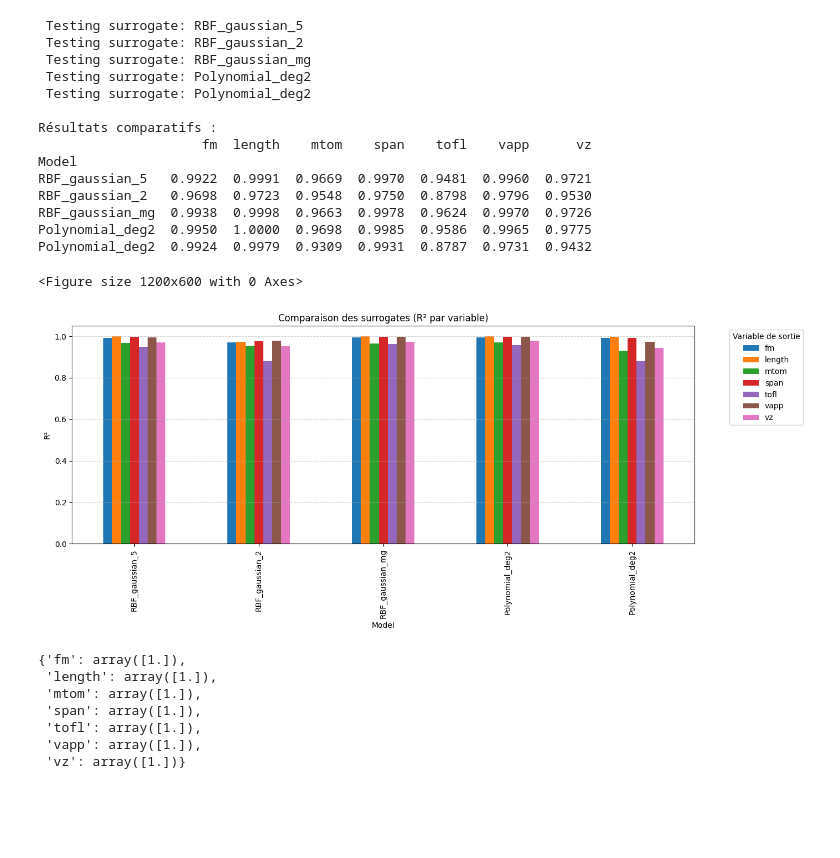
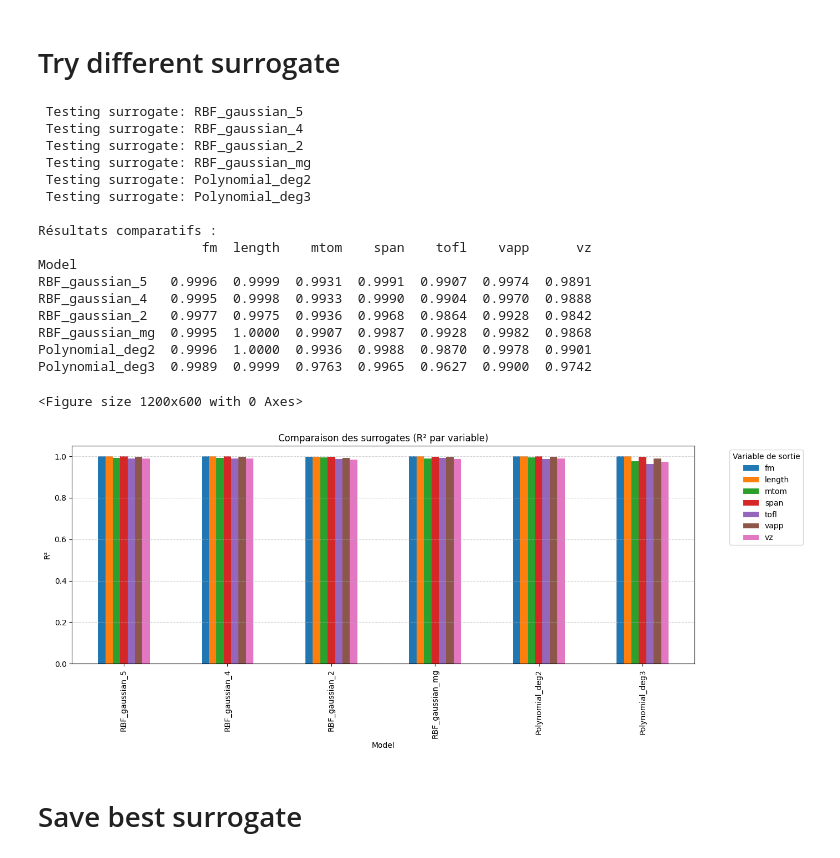
Before and after one commit to hannabkre/lh2pac, a Jupyter notebook: docs/scripts/project/surrogate_pb1.ipynb, the cells around one changed output. Cells and saved outputs as stored; diff of their text form; code cells hidden in the pictures; blank space fills up the shorter version.

Commit message:
problem 1 mis au propre avec solution good :)

```diff
--- a/docs/scripts/project/surrogate_pb1.ipynb
+++ b/docs/scripts/project/surrogate_pb1.ipynb
@@ -152,10 +51,4 @@ scenario.add_constraint('fm', constraint_type='ineq', value=0.0, positive=True)
 # %%
-from gemseo import sample_disciplines
-from gemseo.disciplines.analytic import AnalyticDiscipline
-from gemseo.disciplines.surrogate import SurrogateDiscipline
-from numpy import array
-
 training_dataset = sample_disciplines(disciplines, design_space, ["mtom", "tofl", "vapp", "vz", "span", "length", "fm"], algo_name="OT_OPT_LHS", n_samples=20)
-
-test_dataset = sample_disciplines(disciplines, design_space, ["mtom", "tofl", "vapp", "vz", "span", "length", "fm"], algo_name="OT_FULLFACT", n_samples=20)
+test_dataset = sample_disciplines(disciplines, design_space, ["mtom", "tofl", "vapp", "vz", "span", "length", "fm"], algo_name="OT_MONTE_CARLO", n_samples=20)
 # %% [output]
@@ -174,18 +67,16 @@ test_dataset = sample_disciplines(disciplines, design_space, ["mtom", "tofl", "v
+# %% [markdown]
+# Try different surrogate
 # %%
-import pandas as pd
-import matplotlib.pyplot as plt
-
-
-# Liste des surrogates à tester avec leurs paramètres
 surrogate_configs = [
     {"name": "RBF_gaussian_5", "model": "RBFRegressor", "function": "gaussian", "epsilon": 5},
+    {"name": "RBF_gaussian_4", "model": "RBFRegressor", "function": "gaussian", "epsilon": 4},
+
     {"name": "RBF_gaussian_2", "model": "RBFRegressor", "function": "gaussian", "epsilon": 2},
     {"name": "RBF_gaussian_mg", "model": "RBFRegressor", "function": "multiquadric", "epsilon": 5},
-
     # {"name": "RBF_thinplate", "model": "RBFRegressor", "function": "thin_plate_spline", "epsilon": 2},
     # {"name": "Kriging_SE", "model": "Kriging", "correlation": "squared_exponential"},
     {"name": "Polynomial_deg2", "model": "PolynomialRegressor", "degree": 2},
-    {"name": "Polynomial_deg2", "model": "PolynomialRegressor", "degree": 3},
+    {"name": "Polynomial_deg3", "model": "PolynomialRegressor", "degree": 3},
     # {"name": "SVR_rbf", "model": "SVR", "function": "rbf", "C": 1.0, "epsilon": 0.1},
     # {"name": "RandomForest", "model": "RandomForest", "n_estimators": 100, "max_depth": 10},
 ]
@@ -203,40 +94,40 @@ for config in surrogate_configs:
     r2 = surrogate.get_error_measure("R2Measure")
     test_scores = r2.compute_test_measure(test_dataset, as_dict=True)
 
-    # Format results
     flat_scores = {key: float(value) for key, value in test_scores.items()}
     flat_scores["Model"] = name
     results.append(flat_scores)
 
-# Créer un DataFrame pour affichage
 df_results = pd.DataFrame(results)
 df_results = df_results.set_index("Model")
 print("\nRésultats comparatifs :")
 print(df_results.round(4)
 )
 plt.figure(figsize=(12, 6))
 df_results.plot(kind="bar", figsize=(14, 6))
 plt.title("Comparaison des surrogates (R² par variable)")
 plt.ylabel("R²")
 plt.ylim(0, 1.05)
 plt.grid(True, axis='y', linestyle='--', alpha=0.6)
 plt.legend(title="Variable de sortie", bbox_to_anchor=(1.05, 1), loc='upper left')
 plt.tight_layout()
 plt.show()
 # %% [output]
  Testing surrogate: RBF_gaussian_5
+ Testing surrogate: RBF_gaussian_4
  Testing surrogate: RBF_gaussian_2
  Testing surrogate: RBF_gaussian_mg
  Testing surrogate: Polynomial_deg2
- Testing surrogate: Polynomial_deg2
+ Testing surrogate: Polynomial_deg3
 
 Résultats comparatifs :
                      fm  length    mtom    span    tofl    vapp      vz
 Model
-RBF_gaussian_5   0.9922  0.9991  0.9669  0.9970  0.9481  0.9960  0.9721
-RBF_gaussian_2   0.9698  0.9723  0.9548  0.9750  0.8798  0.9796  0.9530
-RBF_gaussian_mg  0.9938  0.9998  0.9663  0.9978  0.9624  0.9970  0.9726
-Polynomial_deg2  0.9950  1.0000  0.9698  0.9985  0.9586  0.9965  0.9775
-Polynomial_deg2  0.9924  0.9979  0.9309  0.9931  0.8787  0.9731  0.9432
+RBF_gaussian_5   0.9996  0.9999  0.9931  0.9991  0.9907  0.9974  0.9891
+RBF_gaussian_4   0.9995  0.9998  0.9933  0.9990  0.9904  0.9970  0.9888
+RBF_gaussian_2   0.9977  0.9975  0.9936  0.9968  0.9864  0.9928  0.9842
+RBF_gaussian_mg  0.9995  1.0000  0.9907  0.9987  0.9928  0.9982  0.9868
+Polynomial_deg2  0.9996  1.0000  0.9936  0.9988  0.9870  0.9978  0.9901
+Polynomial_deg3  0.9989  0.9999  0.9763  0.9965  0.9627  0.9900  0.9742
 <Figure size 1200x600 with 0 Axes>
-[figure, old version]
+[figure, new version]
@@ -248,11 +134,2 @@ surrogate_discipline = SurrogateDiscipline("RBFRegressor", function = "multiquad
-# %%
-r2 = surrogate_discipline.get_error_measure("R2Measure")
-r2.compute_learning_measure(as_dict=True)
-# %% [output]
-{'fm': array([1.]),
- 'length': array([1.]),
- 'mtom': array([1.]),
- 'span': array([1.]),
- 'tofl': array([1.]),
- 'vapp': array([1.]),
- 'vz': array([1.])}
+# %% [markdown]
+# Save best surrogate
```
Also changed, not shown: parts of 20 cells of this notebook, 3 other files.
